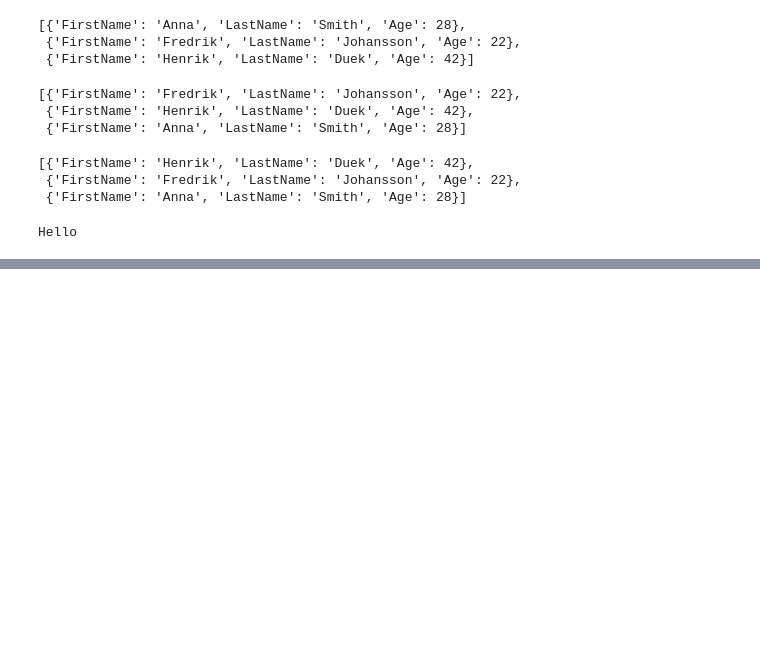
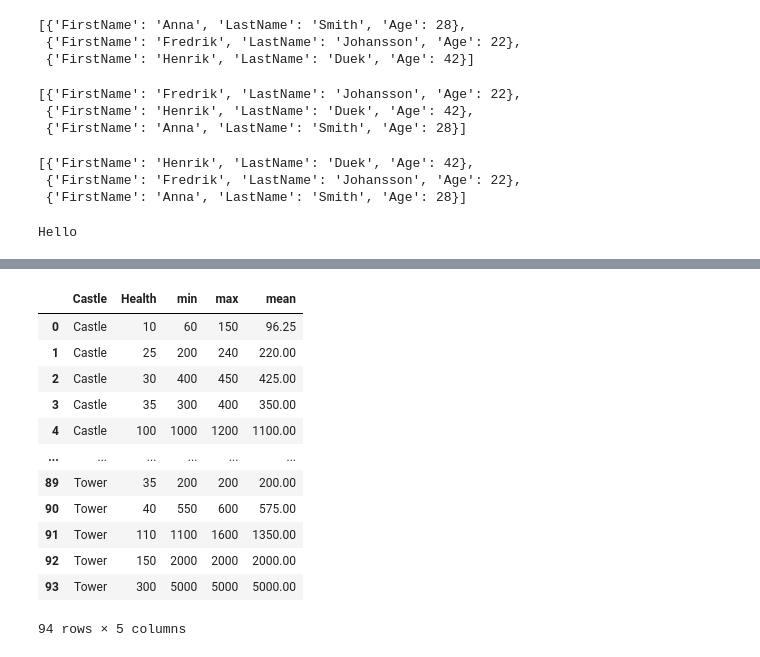
Before and after one commit to MaryKavalion/Data_Processing-Mary-Kavalionak, a Jupyter notebook: Code-Alongs/Aggregations_rus_notes.ipynb, the cells around one changed output, grey strips where cells are left out. Saved outputs shown, nothing was run; the diff lists cells and outputs as text; code cells hidden in the pictures; blank space fills up the shorter version.

```diff
--- a/Code-Alongs/Aggregations_rus_notes.ipynb
+++ b/Code-Alongs/Aggregations_rus_notes.ipynb
@@ -730,0 +778,16 @@ Hello
+# %%
+heroes.groupby(["Castle", "Health"], as_index = False)["Gold"].agg(["min", "max", "mean"])
+# %% [output]
+|  | Castle | Health | min | max | mean |
+| 0 | Castle | 10 | 60 | 150 | 96.25 |
+| 1 | Castle | 25 | 200 | 240 | 220.00 |
+| 2 | Castle | 30 | 400 | 450 | 425.00 |
+| 3 | Castle | 35 | 300 | 400 | 350.00 |
+| 4 | Castle | 100 | 1000 | 1200 | 1100.00 |
+| ... | ... | ... | ... | ... | ... |
+| 89 | Tower | 35 | 200 | 200 | 200.00 |
+| 90 | Tower | 40 | 550 | 600 | 575.00 |
+| 91 | Tower | 110 | 1100 | 1600 | 1350.00 |
+| 92 | Tower | 150 | 2000 | 2000 | 2000.00 |
+| 93 | Tower | 300 | 5000 | 5000 | 5000.00 |
+94 rows × 5 columns
```
Also changed, not shown: parts of 15 cells of this notebook, 1 other file.
